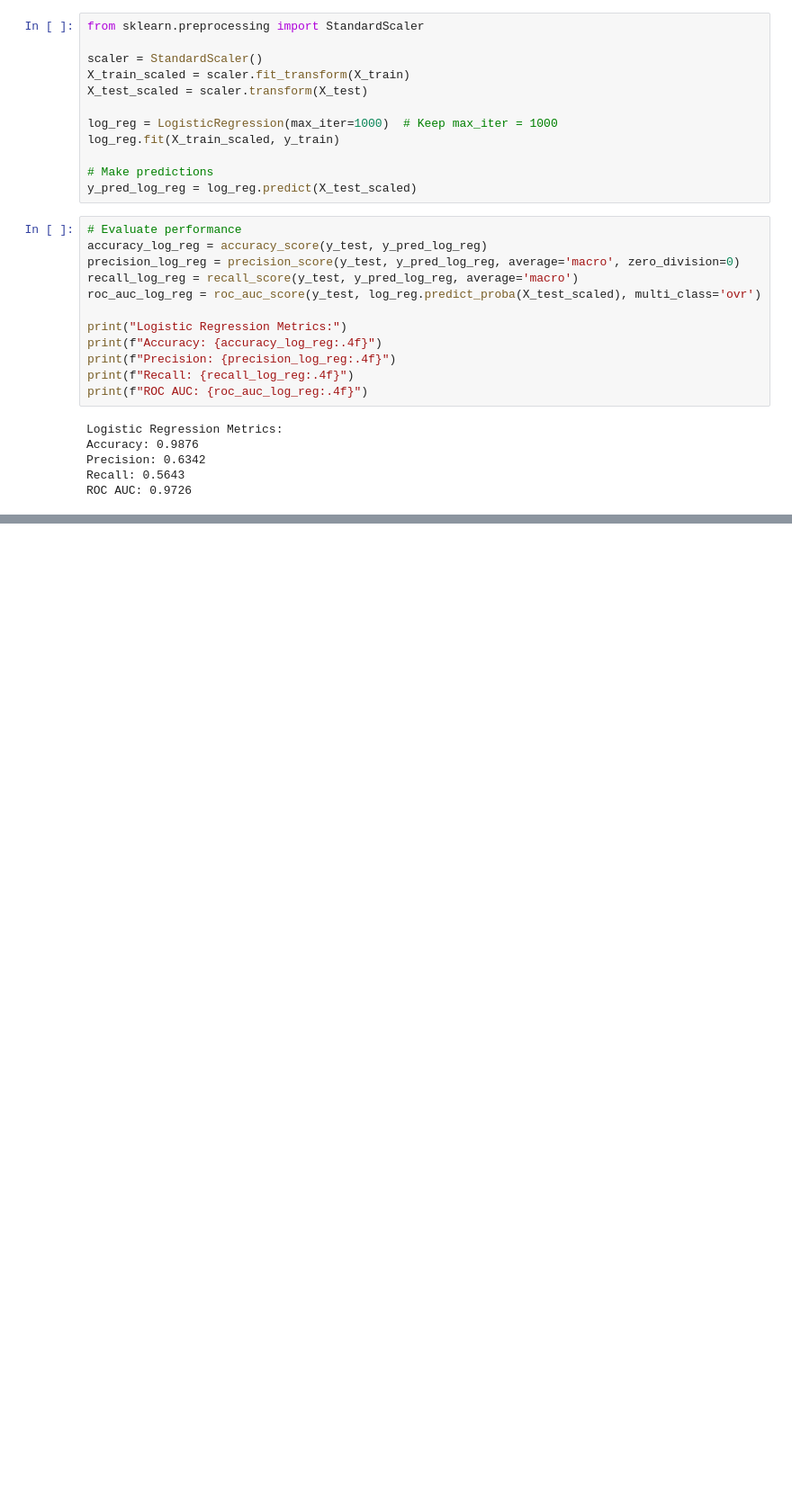
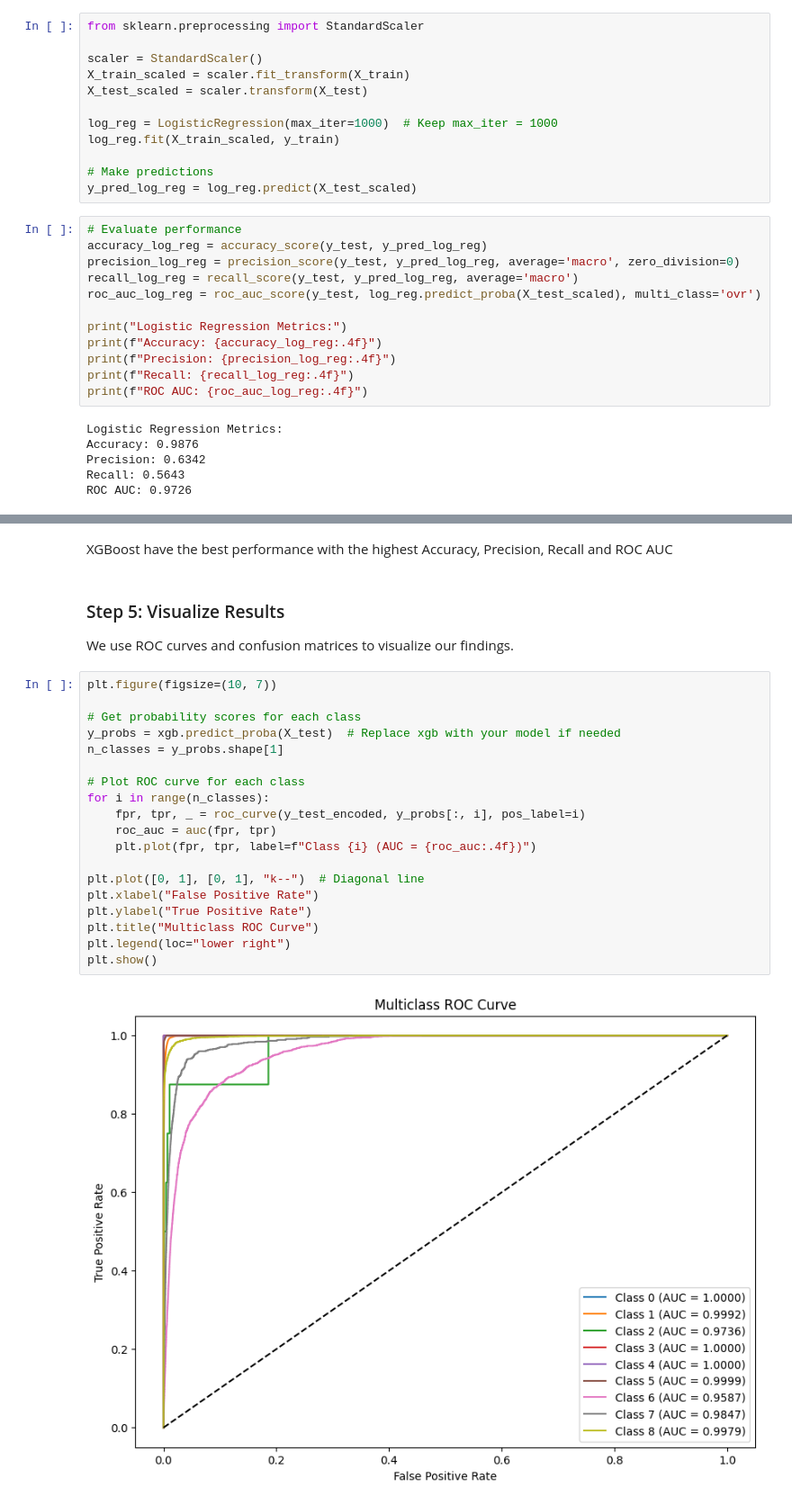
Before and after one commit to ghsaberr/loan-default-prediction, a Jupyter notebook: loan-default-prediction.ipynb, the cells around one changed output, grey strips where cells are left out. Shown: that part at 90% size. Drawn from its saved outputs; the diff is of its cells as text; blank space fills up the shorter version.

Commit message:
Model Development & Evaluation

```diff
--- a/loan-default-prediction.ipynb
+++ b/loan-default-prediction.ipynb
@@ -563,0 +619,26 @@ ROC AUC: 0.9726
+# %% [markdown]
+XGBoost have the best performance with the highest Accuracy, Precision, Recall and ROC AUC
+# %% [markdown]
+### Step 5: Visualize Results
+We use ROC curves and confusion matrices to visualize our findings.
+# %%
+plt.figure(figsize=(10, 7))
+
+# Get probability scores for each class
+y_probs = xgb.predict_proba(X_test)  # Replace xgb with your model if needed
+n_classes = y_probs.shape[1]
+
+# Plot ROC curve for each class
+for i in range(n_classes):
+    fpr, tpr, _ = roc_curve(y_test_encoded, y_probs[:, i], pos_label=i)
+    roc_auc = auc(fpr, tpr)
+    plt.plot(fpr, tpr, label=f"Class {i} (AUC = {roc_auc:.4f})")
+
+plt.plot([0, 1], [0, 1], "k--")  # Diagonal line
+plt.xlabel("False Positive Rate")
+plt.ylabel("True Positive Rate")
+plt.title("Multiclass ROC Curve")
+plt.legend(loc="lower right")
+plt.show()
+# %% [output]
+[figure, added]
```
Also changed, not shown: parts of 10 cells of this notebook.
